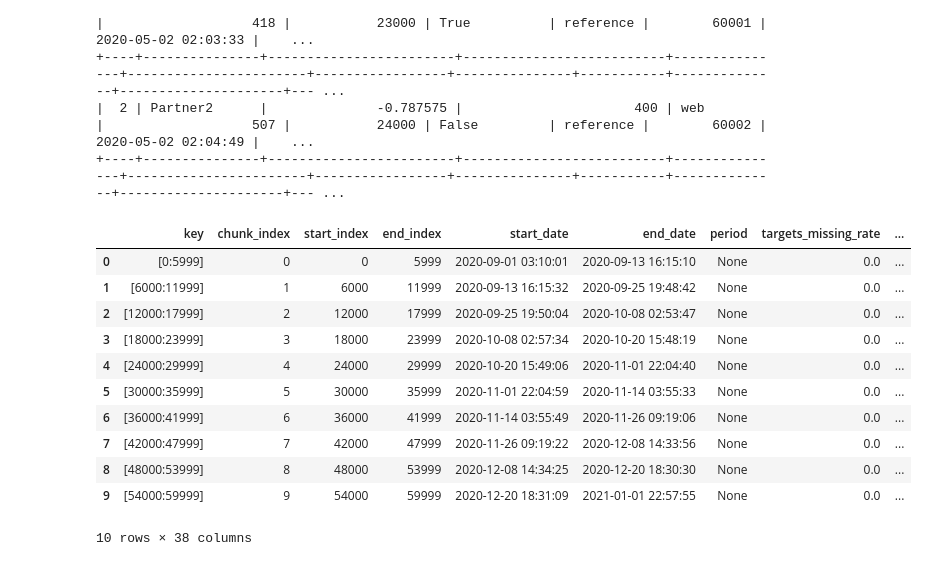
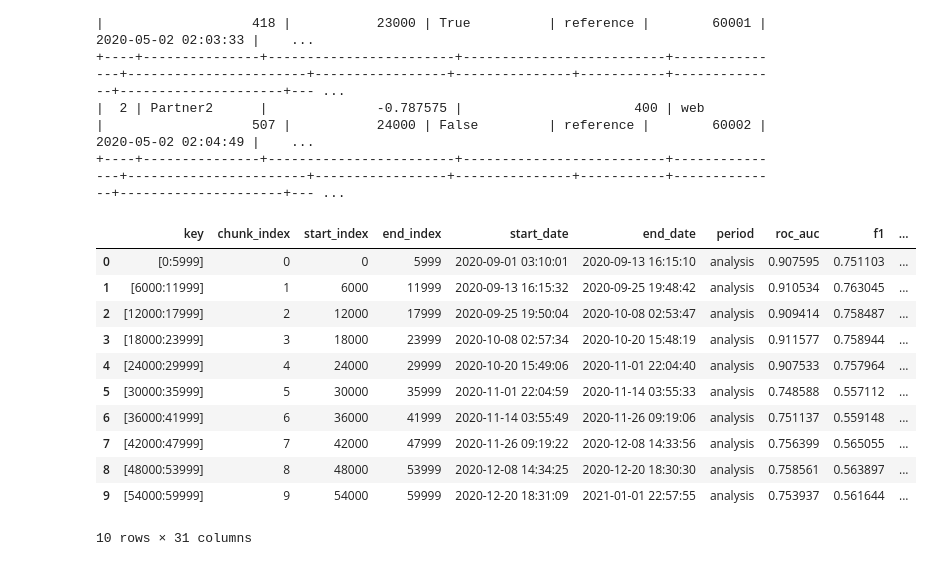
Before and after one commit to NannyML/nannyml, a Jupyter notebook: docs/example_notebooks/Tutorial - Realized Performance - Multiclass Classification.ipynb, the cells around one changed output. Drawn from its saved outputs; the diff is of its cells as text; code cells hidden in the pictures.

Commit message:
Fix broken docs build + ensure filtered results have their index reset
Signed-off-by: Niels Nuyttens <niels@nannyml.com>

```diff
--- a/docs/example_notebooks/Tutorial - Realized Performance - Multiclass Classification.ipynb
+++ b/docs/example_notebooks/Tutorial - Realized Performance - Multiclass Classification.ipynb
@@ -42,18 +42,18 @@ calc = nml.PerformanceCalculator(
 calc.fit(reference_df)
 # %%
 results = calc.calculate(analysis_df)
-display(results.data)
+display(results.filter(period='analysis').to_df())
 # %% [output]
-|  | key | chunk_index | start_index | end_index | start_date | end_date | period | targets_missing_rate | ... |
-| 0 | [0:5999] | 0 | 0 | 5999 | 2020-09-01 03:10:01 | 2020-09-13 16:15:10 | None | 0.0 | ... |
-| 1 | [6000:11999] | 1 | 6000 | 11999 | 2020-09-13 16:15:32 | 2020-09-25 19:48:42 | None | 0.0 | ... |
-| 2 | [12000:17999] | 2 | 12000 | 17999 | 2020-09-25 19:50:04 | 2020-10-08 02:53:47 | None | 0.0 | ... |
-| 3 | [18000:23999] | 3 | 18000 | 23999 | 2020-10-08 02:57:34 | 2020-10-20 15:48:19 | None | 0.0 | ... |
-| 4 | [24000:29999] | 4 | 24000 | 29999 | 2020-10-20 15:49:06 | 2020-11-01 22:04:40 | None | 0.0 | ... |
-| 5 | [30000:35999] | 5 | 30000 | 35999 | 2020-11-01 22:04:59 | 2020-11-14 03:55:33 | None | 0.0 | ... |
-| 6 | [36000:41999] | 6 | 36000 | 41999 | 2020-11-14 03:55:49 | 2020-11-26 09:19:06 | None | 0.0 | ... |
-| 7 | [42000:47999] | 7 | 42000 | 47999 | 2020-11-26 09:19:22 | 2020-12-08 14:33:56 | None | 0.0 | ... |
-| 8 | [48000:53999] | 8 | 48000 | 53999 | 2020-12-08 14:34:25 | 2020-12-20 18:30:30 | None | 0.0 | ... |
-| 9 | [54000:59999] | 9 | 54000 | 59999 | 2020-12-20 18:31:09 | 2021-01-01 22:57:55 | None | 0.0 | ... |
+|  | key | chunk_index | start_index | end_index | start_date | end_date | period | roc_auc | f1 | ... |
+| 0 | [0:5999] | 0 | 0 | 5999 | 2020-09-01 03:10:01 | 2020-09-13 16:15:10 | analysis | 0.907595 | 0.751103 | ... |
+| 1 | [6000:11999] | 1 | 6000 | 11999 | 2020-09-13 16:15:32 | 2020-09-25 19:48:42 | analysis | 0.910534 | 0.763045 | ... |
+| 2 | [12000:17999] | 2 | 12000 | 17999 | 2020-09-25 19:50:04 | 2020-10-08 02:53:47 | analysis | 0.909414 | 0.758487 | ... |
+| 3 | [18000:23999] | 3 | 18000 | 23999 | 2020-10-08 02:57:34 | 2020-10-20 15:48:19 | analysis | 0.911577 | 0.758944 | ... |
+| 4 | [24000:29999] | 4 | 24000 | 29999 | 2020-10-20 15:49:06 | 2020-11-01 22:04:40 | analysis | 0.907533 | 0.757964 | ... |
+| 5 | [30000:35999] | 5 | 30000 | 35999 | 2020-11-01 22:04:59 | 2020-11-14 03:55:33 | analysis | 0.748588 | 0.557112 | ... |
+| 6 | [36000:41999] | 6 | 36000 | 41999 | 2020-11-14 03:55:49 | 2020-11-26 09:19:06 | analysis | 0.751137 | 0.559148 | ... |
+| 7 | [42000:47999] | 7 | 42000 | 47999 | 2020-11-26 09:19:22 | 2020-12-08 14:33:56 | analysis | 0.756399 | 0.565055 | ... |
+| 8 | [48000:53999] | 8 | 48000 | 53999 | 2020-12-08 14:34:25 | 2020-12-20 18:30:30 | analysis | 0.758561 | 0.563897 | ... |
+| 9 | [54000:59999] | 9 | 54000 | 59999 | 2020-12-20 18:31:09 | 2021-01-01 22:57:55 | analysis | 0.753937 | 0.561644 | ... |
-10 rows × 38 columns
+10 rows × 31 columns
 # %%
```
Also changed, not shown: parts of 4 cells of this notebook, 22 other files.
